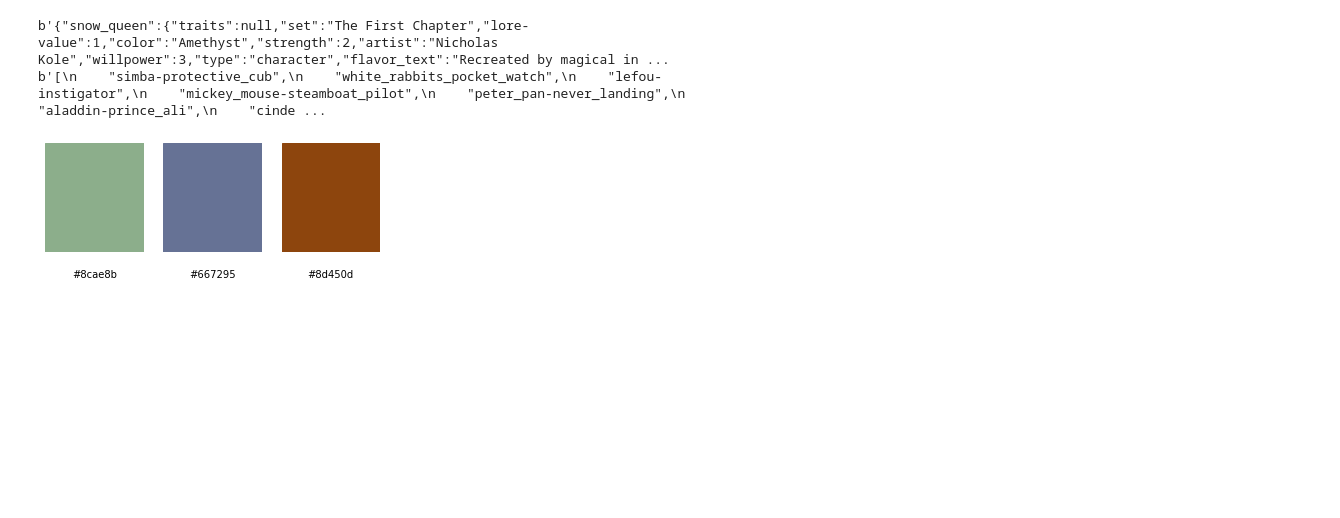
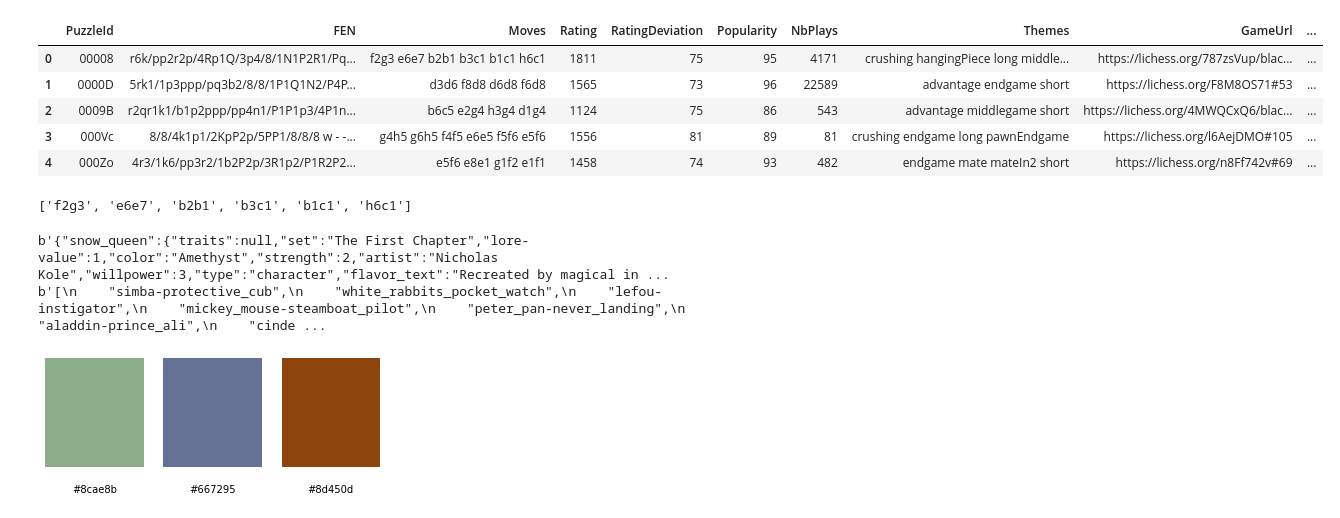
Before and after one commit to 33fred33/MCTS_EA_Tabletop_games, a Jupyter notebook: debugger.ipynb, the cells around one changed output. Saved outputs shown, nothing was run; the diff lists cells and outputs as text; code cells hidden in the pictures; blank space fills up the shorter version.

```diff
--- a/debugger.ipynb
+++ b/debugger.ipynb
@@ -27,6 +27,20 @@ import matplotlib.pyplot as plt
 
 #cProfile.run("wins =  random_games(10000, base_gs)")
 #ut.run()
+# %%
+lichess_db = pd.read_csv("Datasets/lichess_db_puzzle.csv")
+#lichess_db.head()
+# %% [output]
+|  | PuzzleId | FEN | Moves | Rating | RatingDeviation | Popularity | NbPlays | Themes | GameUrl | ... |
+| 0 | 00008 | r6k/pp2r2p/4Rp1Q/3p4/8/1N1P2R1/Pq... | f2g3 e6e7 b2b1 b3c1 b1c1 h6c1 | 1811 | 75 | 95 | 4171 | crushing hangingPiece long middle... | https://lichess.org/787zsVup/blac... | ... |
+| 1 | 0000D | 5rk1/1p3ppp/pq3b2/8/8/1P1Q1N2/P4P... | d3d6 f8d8 d6d8 f6d8 | 1565 | 73 | 96 | 22589 | advantage endgame short | https://lichess.org/F8M8OS71#53 | ... |
+| 2 | 0009B | r2qr1k1/b1p2ppp/pp4n1/P1P1p3/4P1n... | b6c5 e2g4 h3g4 d1g4 | 1124 | 75 | 86 | 543 | advantage middlegame short | https://lichess.org/4MWQCxQ6/blac... | ... |
+| 3 | 000Vc | 8/8/4k1p1/2KpP2p/5PP1/8/8/8 w - -... | g4h5 g6h5 f4f5 e6e5 f5f6 e5f6 | 1556 | 81 | 89 | 81 | crushing endgame long pawnEndgame | https://lichess.org/l6AejDMO#105 | ... |
+| 4 | 000Zo | 4r3/1k6/pp3r2/1b2P2p/3R1p2/P1R2P2... | e5f6 e8e1 g1f2 e1f1 | 1458 | 74 | 93 | 482 | endgame mate mateIn2 short | https://lichess.org/n8Ff742v#69 | ... |
+# %%
+lichess_db.iloc[0]["Moves"].split(" ")#["FEN"]
+# %% [output]
+['f2g3', 'e6e7', 'b2b1', 'b3c1', 'b1c1', 'h6c1']
 # %%
 import requests
 response = requests.get('https://api.lorcana-api.com/strict/elsa')
```
Also changed, not shown: parts of 5 cells of this notebook, 5 other files.
